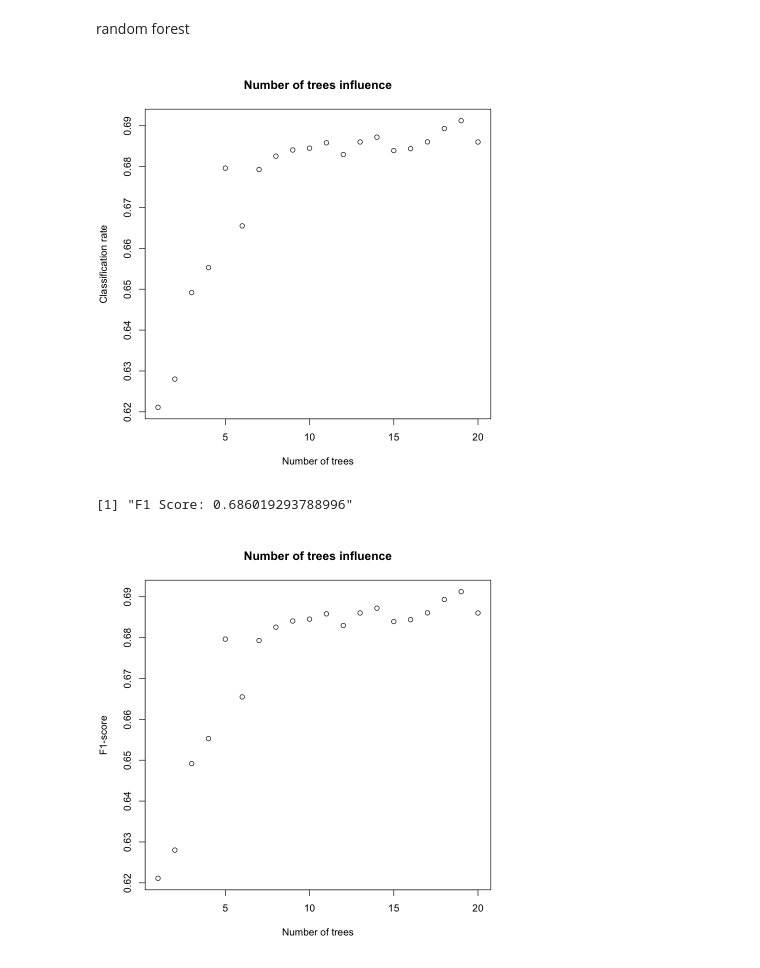
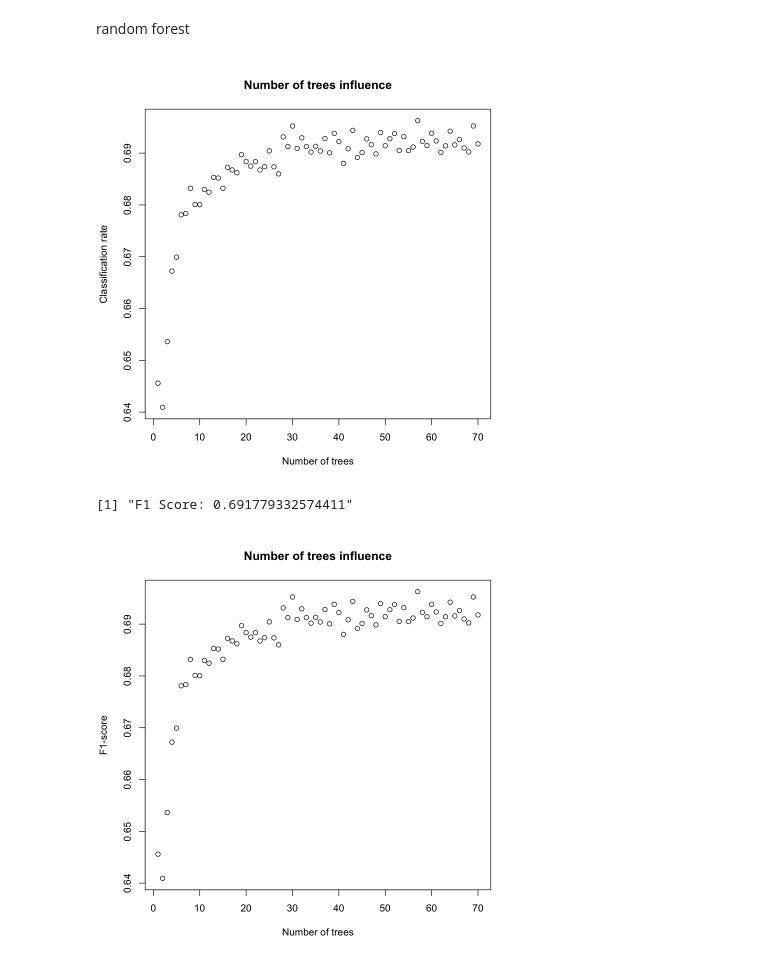
Before and after one commit to ULB-INFO-F-422/richter-s-predictor-group-26, a Jupyter notebook: FirstVersion.ipynb, the cells around one changed output. Cells and saved outputs as stored; diff of their text form; code cells hidden in the pictures.

```diff
--- a/FirstVersion.ipynb
+++ b/FirstVersion.ipynb
@@ -608,7 +550,7 @@ for (i in 1:CV_folds) {
 
 print(paste("#Features: ",c(1:n)," ; CV error=",round(apply(CV_err,1,mean),digits=4), " ; std dev=",round(apply(CV_err,1,sd),digits=4)))
 # %%
-NaF2 <- 30
+NaF2 <- 32
 selected_features <- ranking[1:NaF2]
 
 New_Train <- trainCleanedD[, selected_features, drop = FALSE]
@@ -824,7 +695,0 @@ E45653
-# %%
-set.seed(123)
-train_indices <- sample(1:nrow(New_Train), 0.5*nrow(New_Train))
-train_data <- New_Train[train_indices, ]
-test_data <- New_Train[-train_indices, ]
-# %%
-predictions <- predict(model, newdata = test_data)
@@ -870,7 +720,7 @@ A data.frame: 6 x 31
 # %% [markdown]
 random forest
 # %%
-n_trees <- 20
+n_trees <- 70
 accuracy_vec <- rep(0, n_trees)
 f1_score_vec <- rep(0, n_trees)
 
@@ -878,35 +728,35 @@ class_weights <- table(New_Train$damage_grade) / nrow(New_Train)  # Calcul des p
 
 for (i in 1:n_trees) {
   # Split the dataset into training and test sets
-  train_data_idx <- sample(1:nrow(New_Train), floor(0.5 * nrow(New_Train)))
+  train_data_idx <- sample(1:nrow(New_Train), floor(0.7 * nrow(New_Train)))
   train_data <- New_Train[train_data_idx, ]
   test_data <- New_Train[-train_data_idx, ]
 
   # Fit the random forest model
   model <- randomForest(
     x = train_data[, -which(names(train_data) == "damage_grade")],
     y = as.factor(train_data$damage_grade),
     ntree = i,
     classwt = class_weights  # Utilisation des poids de classe calculés
   )
 
   # Predict on the test set
   predictions <- predict(model, newdata = test_data[, -which(names(test_data) == "damage_grade")])
 
   # Calculate accuracy
   correct_predictions <- sum(predictions == test_data$damage_grade)
   accuracy <- correct_predictions / nrow(test_data)
   accuracy_vec[i] <- accuracy
 
   # Calculate F1-score
   f1_score <- F1_Score_micro(test_data$damage_grade, predictions)  # Adjust positive class label if needed
   f1_score_vec[i] <- f1_score
 }
 
 plot(accuracy_vec, main = "Number of trees influence", xlab = "Number of trees", ylab = "Classification rate")
 plot(f1_score_vec, main = "Number of trees influence", xlab = "Number of trees", ylab = "F1-score")
 print(paste("F1 Score:", f1_score))
 # %% [output]
-[figure, old version]
+[figure, new version]
-[1] "F1 Score: 0.686019293788996"
+[1] "F1 Score: 0.691779332574411"
-[figure, old version]
+[figure, new version]
```
Also changed, not shown: parts of 56 cells of this notebook.
